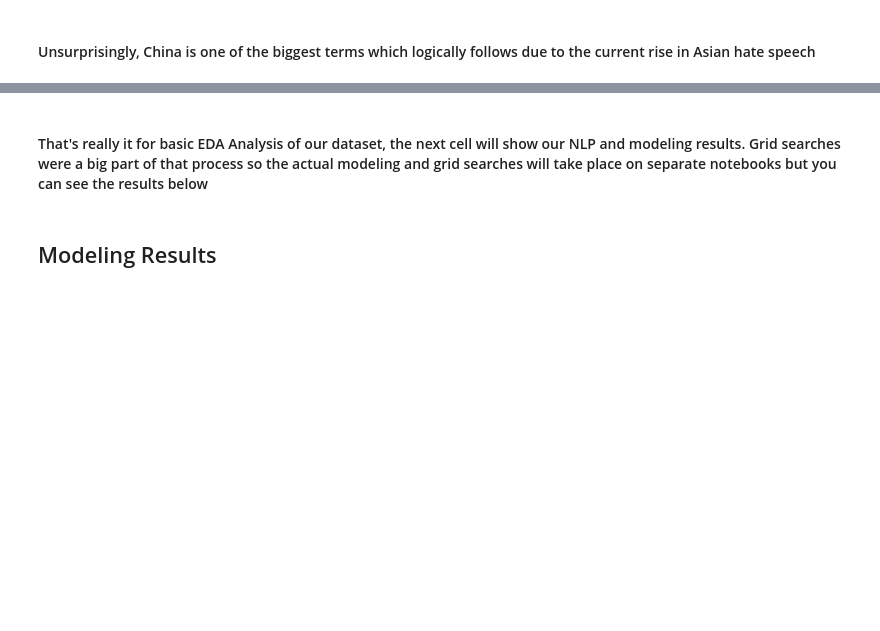
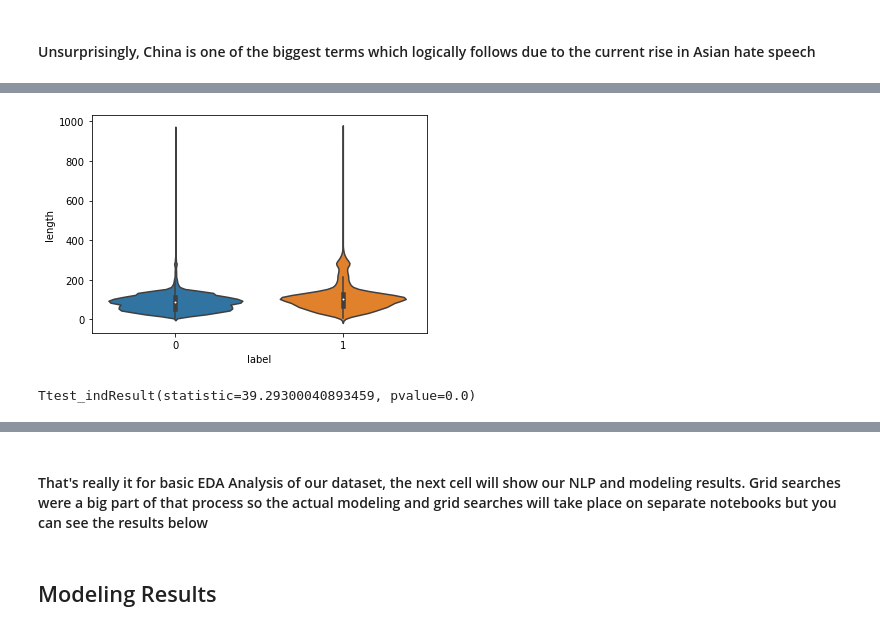
Before and after one commit to cdlc01/Twitter_Hate_Speech_Analysis, a Jupyter notebook: EDA.ipynb, the cells around one changed output, grey strips where cells are left out. Cells and saved outputs as stored; diff of their text form; code cells hidden in the pictures; blank space fills up the shorter version.

```diff
--- a/EDA.ipynb
+++ b/EDA.ipynb
@@ -100,0 +104,12 @@ plt.show()
+# %%
+df_len = df
+df_len['length'] = df_len['tweet'].apply(len)
+# %%
+sns.violinplot(x = 'label', y = 'length', data = df_len); #1 = Hate Speech, #0 = Not Hate Speech
+# %% [output]
+[figure, added]
+# %%
+from scipy import stats
+stats.ttest_ind(df_len[df_len['label'] == 1]['length'], df_len[df_len['label'] == 0]['length'])
+# %% [output]
+Ttest_indResult(statistic=39.29300040893459, pvalue=0.0)
```
Also changed, not shown: parts of 9 cells of this notebook, 5 other files.
